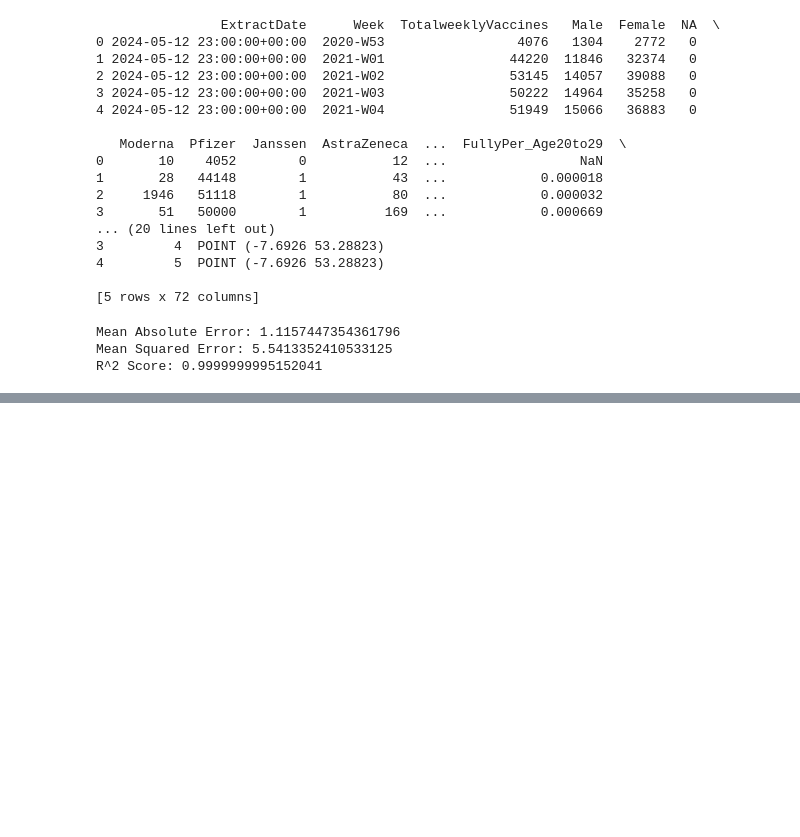
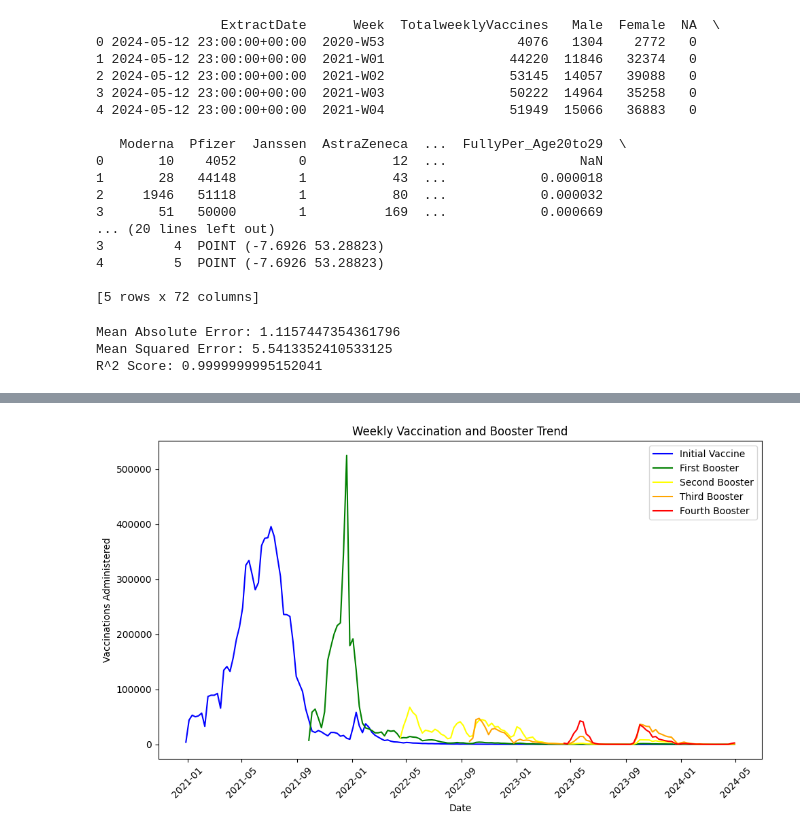
Before and after one commit to jakedaly97/PFDA, a Jupyter notebook: project/bigproject.ipynb, the cells around one changed output, grey strips where cells are left out. Cells and saved outputs as stored; diff of their text form; code cells hidden in the pictures; blank space fills up the shorter version.

Commit message:
Merge weekly vaccination data with booster vaccination data and time series graph

```diff
--- a/project/bigproject.ipynb
+++ b/project/bigproject.ipynb
@@ -503,0 +536,4 @@ R^2 Score: 0.9999999995152041
+# %%
+df3 = pd.read_csv('merged_covid_data.csv')
+
+print(df3)
@@ -503,0 +558,6 @@ R^2 Score: 0.9999999995152041
+# %%
+# Convert the 'week' column to a proper date (first day of the ISO week)
+df3['Date'] = pd.to_datetime(df3['Week'] + '-1', format='%G-W%V-%u')
+
+# Check the first few rows
+df3[['Week', 'Date']].head()
@@ -503,0 +571,34 @@ R^2 Score: 0.9999999995152041
+# %%
+import matplotlib.pyplot as plt
+
+# Create a plot with both vaccination and booster data
+plt.figure(figsize=(10, 6))
+
+# Plot Total Vaccines
+plt.plot(df3['Date'], df3['TotalweeklyVaccines'], label='Initial Vaccine', color='blue')
+
+# Plot Booster Vaccines
+plt.plot(df3['Date'], df3['WeeklyBoosterVaccines'], label='First Booster', color='green')
+
+plt.plot(df3['Date'], df3['WeeklyAdditionalDose2'], label='Second Booster', color='yellow')
+
+plt.plot(df3['Date'], df3['WeeklyAdditionalDose3'], label='Third Booster', color='orange')
+
+plt.plot(df3['Date'], df3['WeeklyAdditionalDose4'], label='Fourth Booster', color='red')
+
+# Adding labels and title
+plt.xlabel('Date')
+plt.ylabel('Vaccinations Administered')
+plt.title('Weekly Vaccination and Booster Trend')
+
+# Formatting the x-axis for better visibility
+plt.xticks(rotation=45)
+
+# Adding a legend
+plt.legend()
+
+# Display the plot
+plt.tight_layout()
+plt.show()
+# %% [output]
+[figure, added]
```
Also changed, not shown: parts of 3 cells of this notebook, 2 other files.
